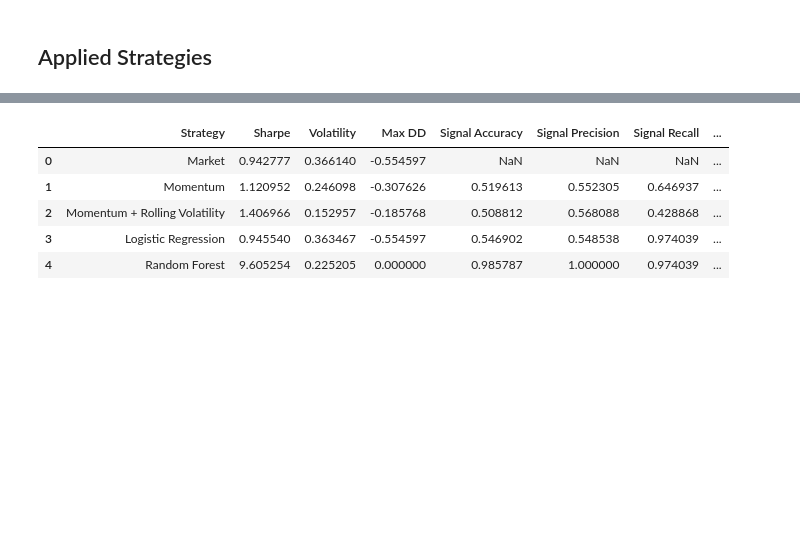
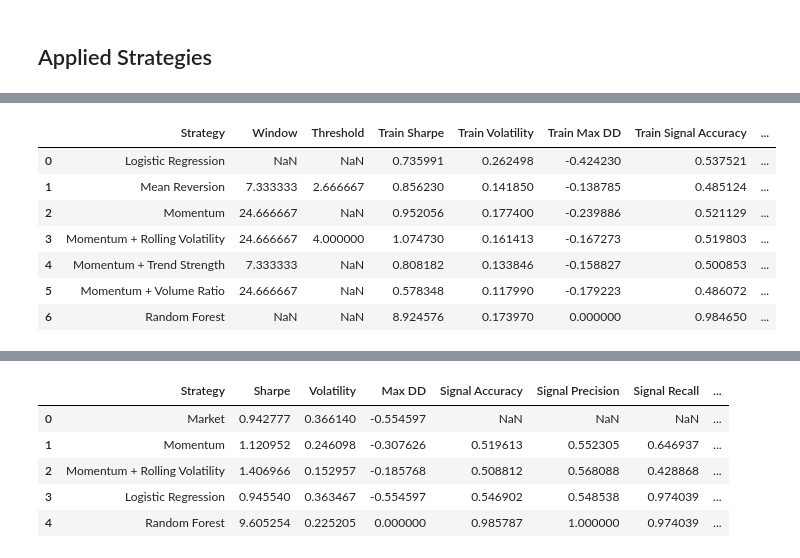
Before and after one commit to noelpdlt/quant-research-system, a Jupyter notebook: notebooks/w10_portfoliodiversification.ipynb, the cells around one changed output, grey strips where cells are left out. Saved outputs shown, nothing was run; the diff lists cells and outputs as text; code cells hidden in the pictures; blank space fills up the shorter version.

```diff
--- a/notebooks/w10_portfoliodiversification.ipynb
+++ b/notebooks/w10_portfoliodiversification.ipynb
@@ -285,3 +201,24 @@ Testing Performance
+# %%
+df = pd.read_csv("../outputs/experiment_results.csv")
+assets = ['AAPL', 'META', 'SPY']
+
+filtered_df = df[df['Asset'].isin(assets)]
+
+result = (
+    filtered_df
+    .groupby('Strategy', as_index=False)
+    .mean(numeric_only=True)
+)
+result
+# %% [output]
+|  | Strategy | Window | Threshold | Train Sharpe | Train Volatility | Train Max DD | Train Signal Accuracy | ... |
+| 0 | Logistic Regression | NaN | NaN | 0.735991 | 0.262498 | -0.424230 | 0.537521 | ... |
+| 1 | Mean Reversion | 7.333333 | 2.666667 | 0.856230 | 0.141850 | -0.138785 | 0.485124 | ... |
+| 2 | Momentum | 24.666667 | NaN | 0.952056 | 0.177400 | -0.239886 | 0.521129 | ... |
+| 3 | Momentum + Rolling Volatility | 24.666667 | 4.000000 | 1.074730 | 0.161413 | -0.167273 | 0.519803 | ... |
+| 4 | Momentum + Trend Strength | 7.333333 | NaN | 0.808182 | 0.133846 | -0.158827 | 0.500853 | ... |
+| 5 | Momentum + Volume Ratio | 24.666667 | NaN | 0.578348 | 0.117990 | -0.179223 | 0.486072 | ... |
+| 6 | Random Forest | NaN | NaN | 8.924576 | 0.173970 | 0.000000 | 0.984650 | ... |
 # %%
 portfolio_A = create_portfolio_df(
     weights_A,
```
Also changed, not shown: parts of 7 cells of this notebook, 2 other files.
